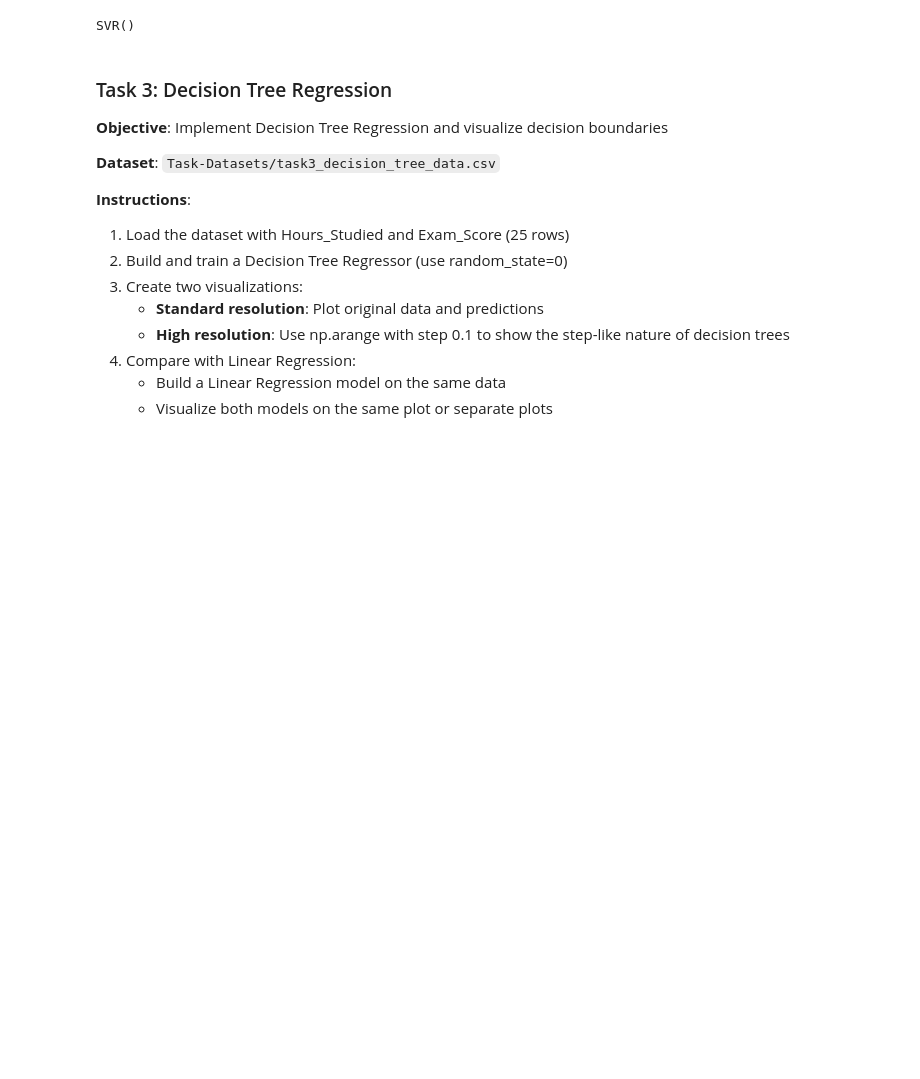
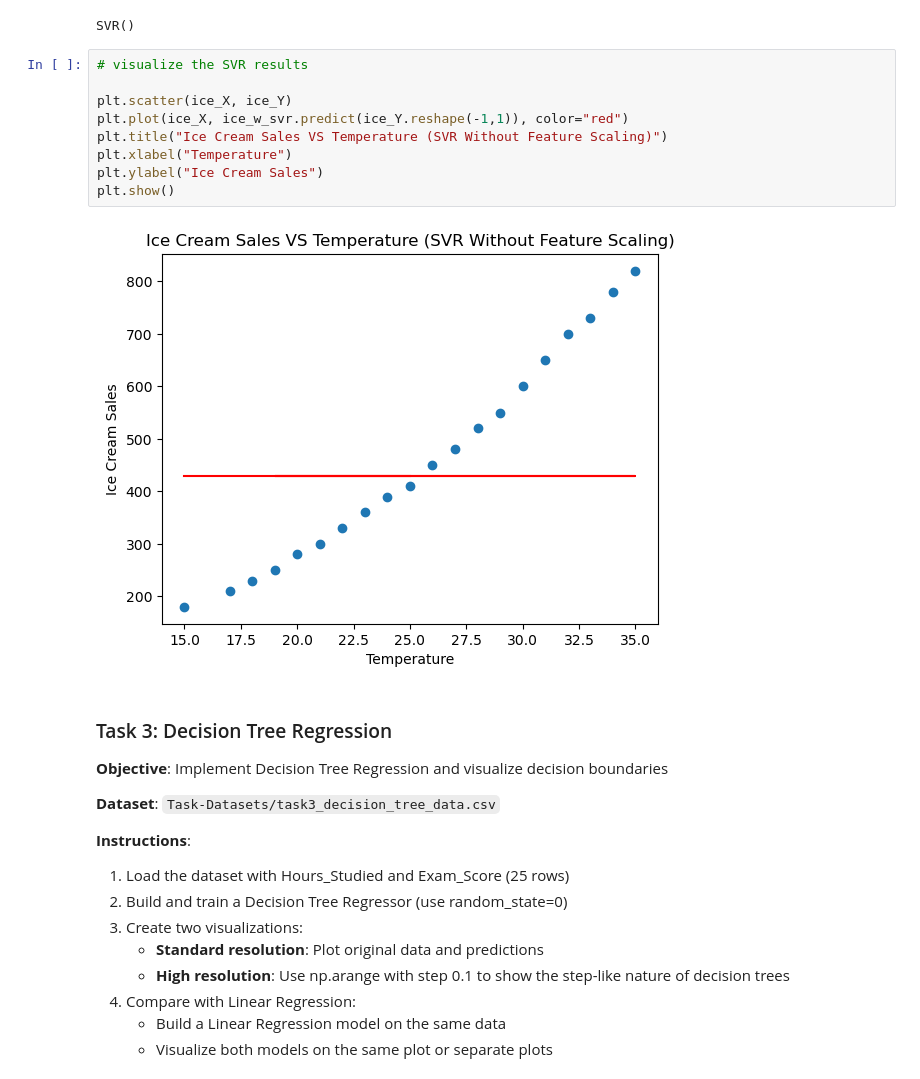
Before and after one commit to Ezerioha-ifeanyi/Week-15-Take-Home, a Jupyter notebook: Take Home.ipynb, the cells around one changed output. Saved outputs shown, nothing was run; the diff lists cells and outputs as text; blank space fills up the shorter version.

Commit message:
visualized the SVR without feature scaling result

```diff
--- a/Take Home.ipynb
+++ b/Take Home.ipynb
@@ -307,6 +307,17 @@ ice_w_svr = SVR(kernel='rbf')
 ice_w_svr.fit(ice_X, ice_Y)
 # %% [output]
 SVR()
+# %%
+# visualize the SVR results
+
+plt.scatter(ice_X, ice_Y)
+plt.plot(ice_X, ice_w_svr.predict(ice_Y.reshape(-1,1)), color="red")
+plt.title("Ice Cream Sales VS Temperature (SVR Without Feature Scaling)")
+plt.xlabel("Temperature")
+plt.ylabel("Ice Cream Sales")
+plt.show()
+# %% [output]
+[figure, added]
 # %% [markdown]
 ### Task 3: Decision Tree Regression
 **Objective**: Implement Decision Tree Regression and visualize decision boundaries
```
